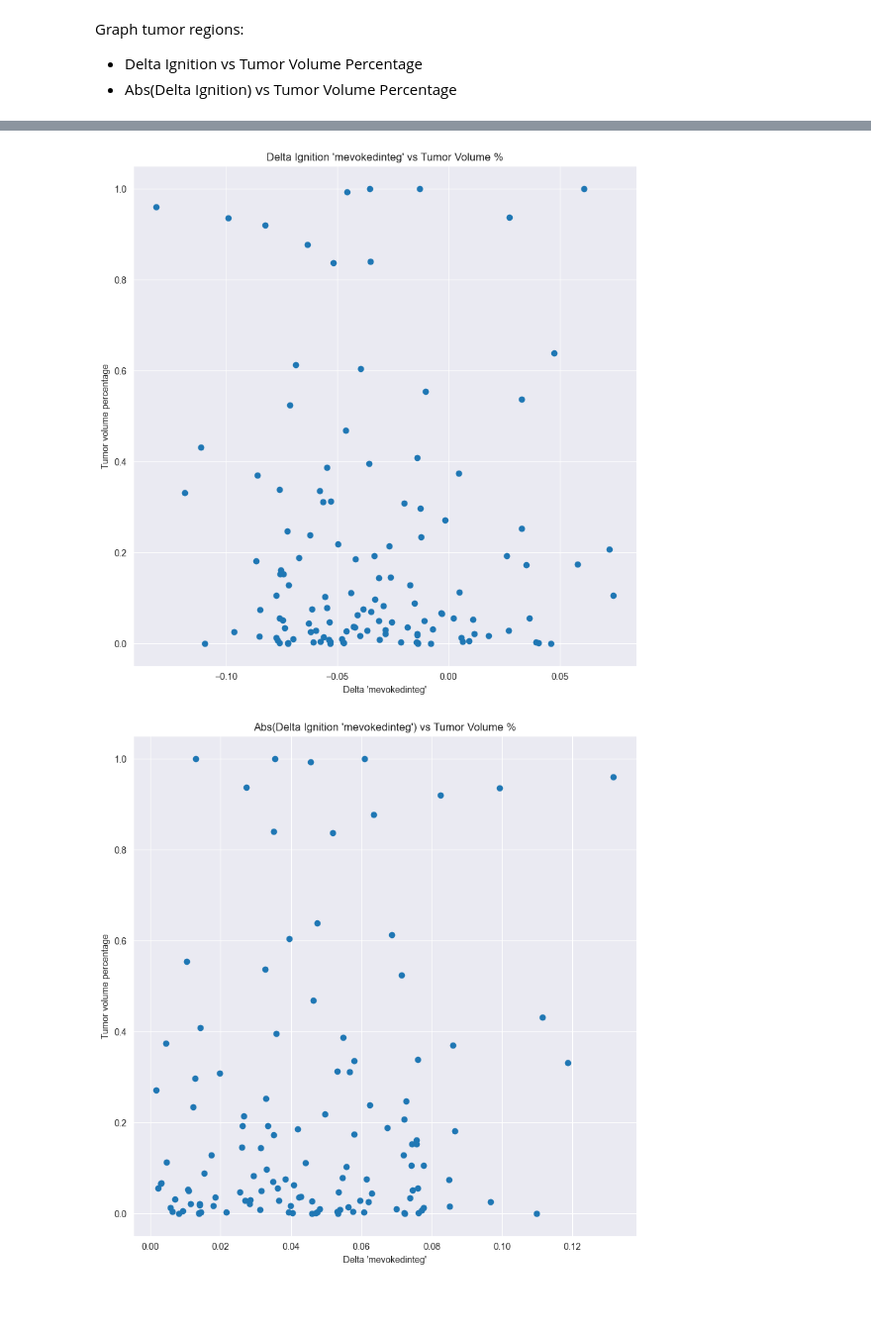
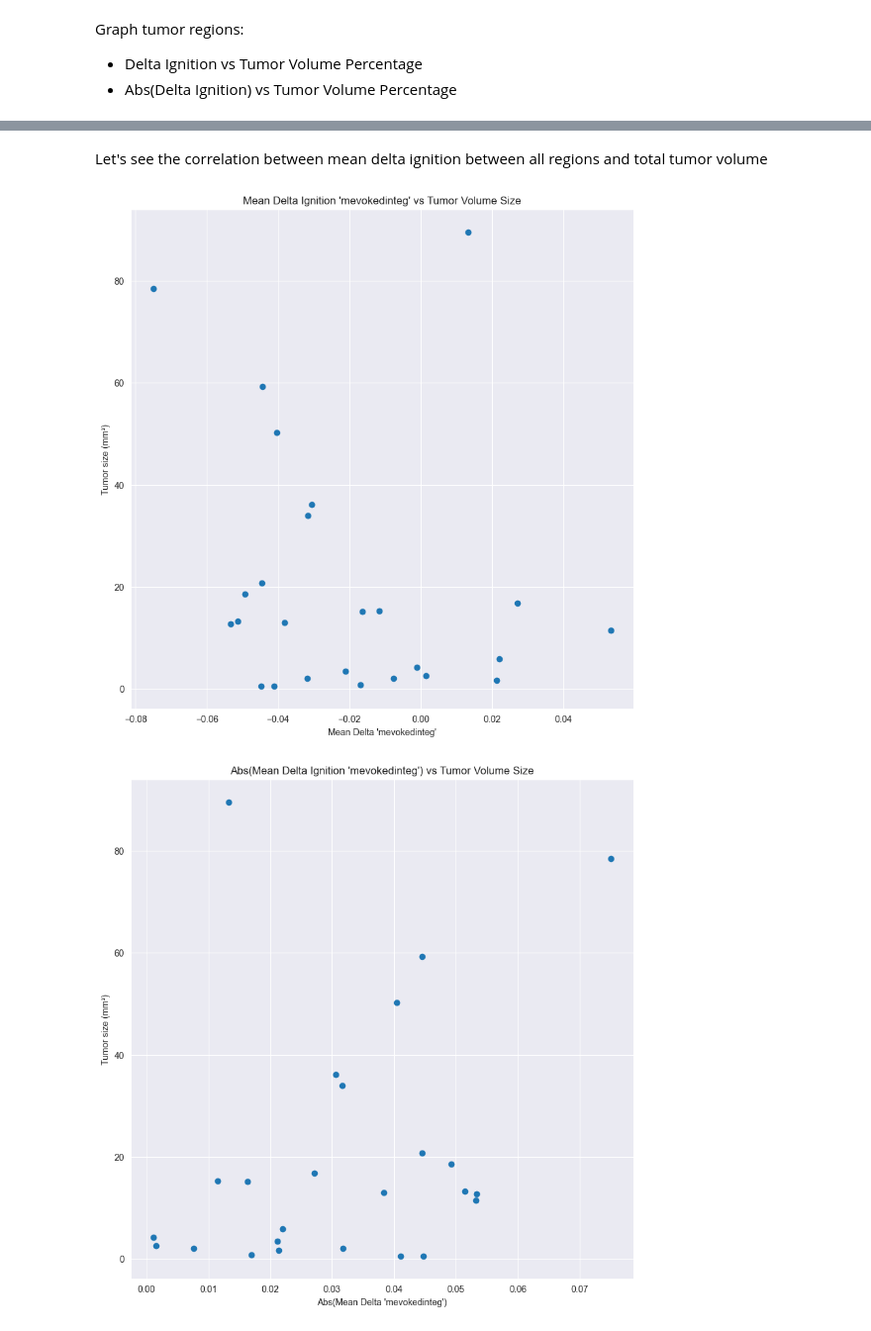
Before and after one commit to ajunca/BrainTumor, a Jupyter notebook: computations/ignition/ignition_deltas.ipynb, the cells around one changed output, grey strips where cells are left out. Shown: that part at 99% size. Drawn from its saved outputs; the diff is of its cells as text; code cells hidden in the pictures; blank space fills up the shorter version.

Commit message:
Delta ignition vs tumor volume.

```diff
--- a/computations/ignition/ignition_deltas.ipynb
+++ b/computations/ignition/ignition_deltas.ipynb
@@ -106,26 +150,30 @@ Graph tumor regions:
+# %% [markdown]
+Let's see the correlation between mean delta ignition between all regions and total tumor volume
 # %%
 if True:
-    x = []
-    y = []
+    mean_delta_ignition = []
+    total_tumor_volume = []
     for k, s in tumor_subset.items():
-        for i in range(68):
-            if s.tumor_regions.is_tumor_region_by_id(i):
-                x.append(tumor_subjects_delta_ignitions[k][i]['mevokedinteg'])
-                y.append(s.tumor_regions.get_tumor_volume_percentage_by_id(i))
+        mean_delta_ignition.append(
+            np.mean([tumor_subjects_delta_ignitions[k][i]['mevokedinteg'] for i in range(68)])
+        )
+        total_tumor_volume.append(
+            s.get_tumor_size()
+        )
 
     plt.figure(figsize=(10, 10))
-    plt.plot(x, y, 'o')
-    plt.xlabel("Delta 'mevokedinteg'")
-    plt.ylabel("Tumor volume percentage")
-    plt.title("Delta Ignition 'mevokedinteg' vs Tumor Volume %")
+    plt.plot(mean_delta_ignition, total_tumor_volume, 'o')
+    plt.xlabel("Mean Delta 'mevokedinteg'")
+    plt.ylabel("Tumor size (mm³)")
+    plt.title("Mean Delta Ignition 'mevokedinteg' vs Tumor Volume Size")
     plt.show()
 
     plt.figure(figsize=(10, 10))
-    plt.plot([abs(i) for i in x], y, 'o')
-    plt.xlabel("Delta 'mevokedinteg'")
-    plt.ylabel("Tumor volume percentage")
-    plt.title("Abs(Delta Ignition 'mevokedinteg') vs Tumor Volume %")
+    plt.plot(np.abs(mean_delta_ignition), total_tumor_volume, 'o')
+    plt.xlabel("Abs(Mean Delta 'mevokedinteg')")
+    plt.ylabel("Tumor size (mm³)")
+    plt.title("Abs(Mean Delta Ignition 'mevokedinteg') vs Tumor Volume Size")
     plt.show()
 # %% [output]
-[figure, old version]
+[figure, new version]
-[figure, old version]
+[figure, new version]
```
Also changed, not shown: parts of 2 cells of this notebook.
